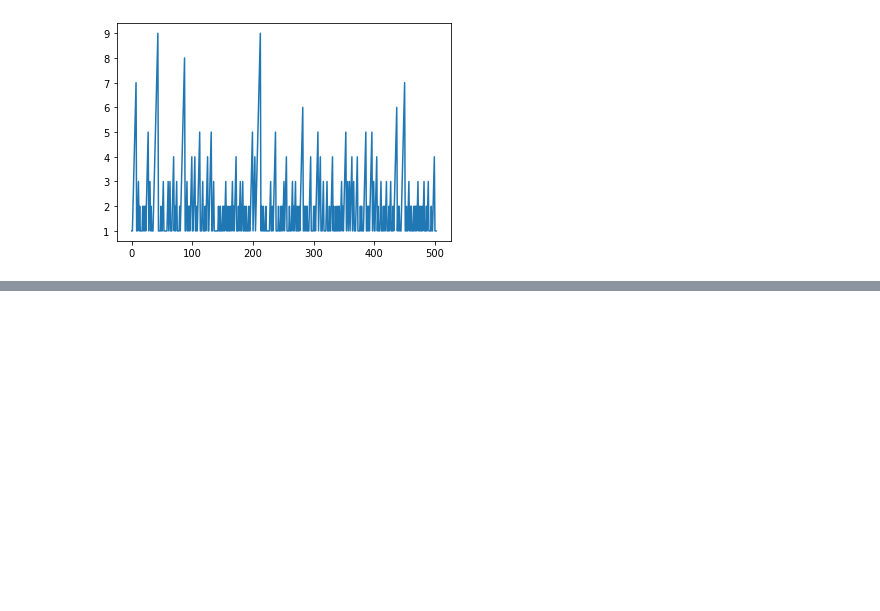
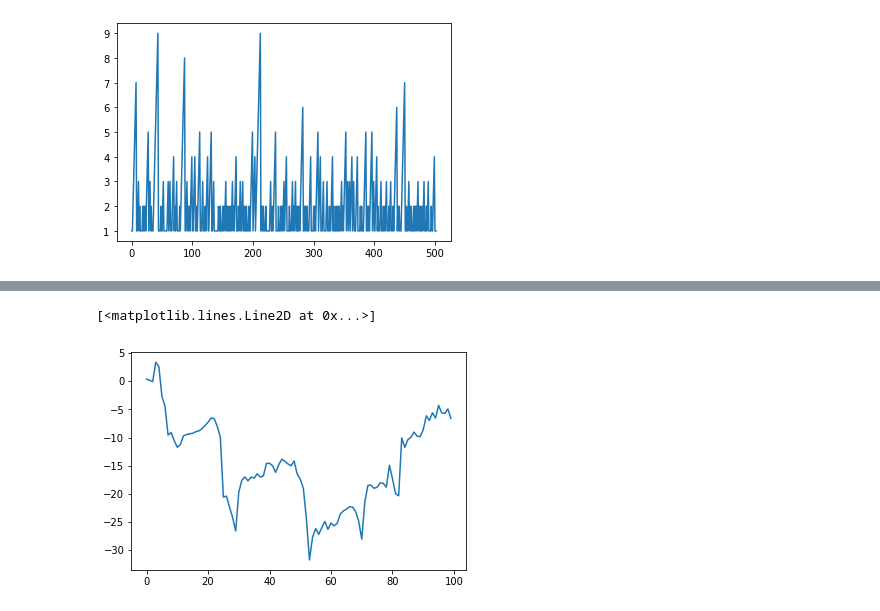
Before and after one commit to bashtage/python-introduction, a Jupyter notebook: solutions/introduction/lesson-18.ipynb, the cells around one changed output, grey strips where cells are left out. Saved outputs shown, nothing was run; the diff lists cells and outputs as text; code cells hidden in the pictures; blank space fills up the shorter version.

```diff
--- a/solutions/introduction/lesson-18.ipynb
+++ b/solutions/introduction/lesson-18.ipynb
@@ -160,11 +149,0 @@ Finally, compute the mean drawdown for each of the portfolios.
-# %%
-gr = 1 + momentum/100
-nobs = momentum.shape[0]
-nvar = momentum.shape[1]
-min_returns = np.zeros((nobs-22, nvar))
-for i in range(nobs-22):
-    cp = np.cumprod(gr[i:i+22])
-    min_returns[i] = cp.min(axis=0)
-drawdowns = min_returns - 1
-drawdowns = pd.DataFrame(drawdowns, columns=momentum.columns)
-drawdowns.mean()
@@ -182,0 +174,37 @@ dtype: float64
+# %%
+y = np.zeros(100)
+e = np.random.standard_normal(100)
+y[0] = 0.5 * e[0]
+if e[0] < 0:
+    sigma = 1
+else:
+    sigma = 0.5
+y[1] = y[0] + sigma * e[1]
+if (e[:2]<0).sum() == 2:
+    sigma = 2
+elif (e[:2]<0).sum() == 1:
+    sigma = 1
+else:
+    sigma = 0.5
+y[2] = y[1] + sigma * e[2]
+
+for i in range(3, 100):
+    neg_shock = e[i-3:i]<0
+    neg_count = neg_shock.sum()
+    if neg_count == 3:
+        sigma = 6
+    elif neg_count == 2:
+        sigma = 2
+    elif neg_count == 1:
+        sigma = 1
+    else:
+        sigma = 0.5
+    y[i] = y[i-1] + sigma * e[i]
+# %%
+%matplotlib inline
+
+import matplotlib.pyplot as plt
+plt.plot(y)
+# %% [output]
+[<matplotlib.lines.Line2D at 0x...>]
+[figure, added]
```
Also changed, not shown: parts of 5 cells of this notebook, 31 other files.
